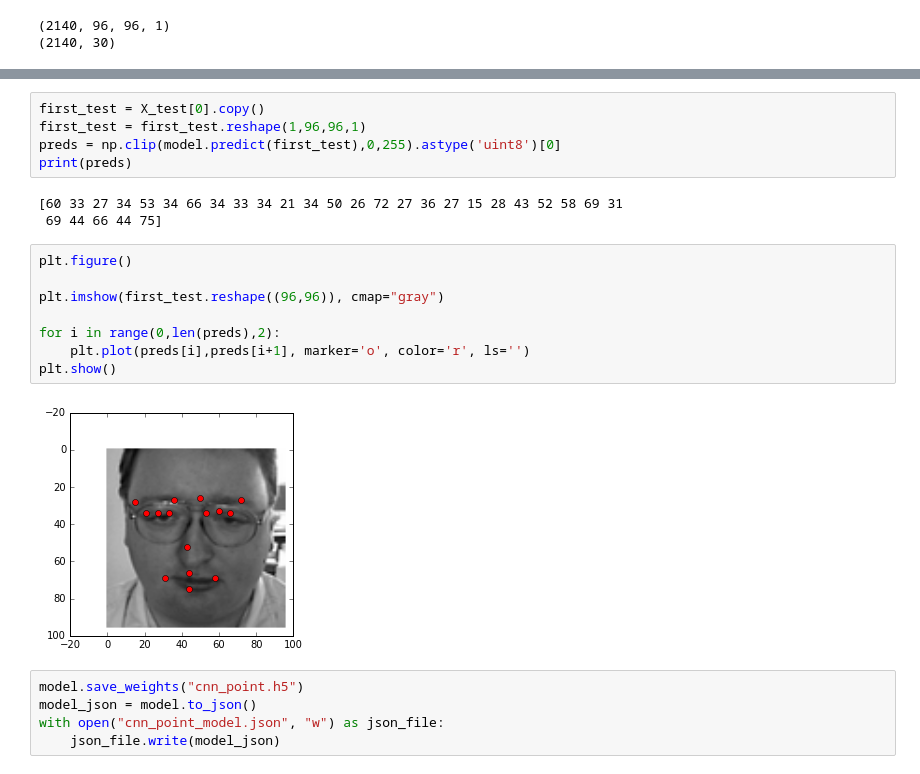
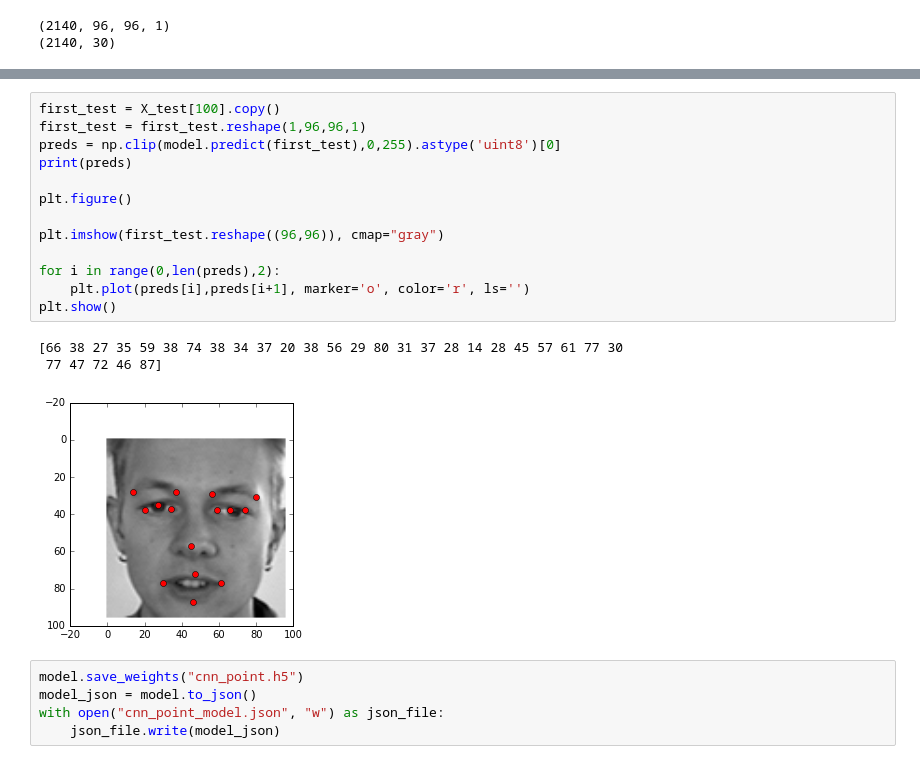
Before and after one commit to jauffretp/CNN_project, a Jupyter notebook: src/Training the network.ipynb, the cells around one changed output, grey strips where cells are left out. Saved outputs shown, nothing was run; the diff lists cells and outputs as text.

```diff
--- a/src/Training the network.ipynb
+++ b/src/Training the network.ipynb
@@ -73,21 +98,20 @@ Test accuracy: 21.2946525407
 # %%
-first_test = X_test[0].copy()
+first_test = X_test[100].copy()
 first_test = first_test.reshape(1,96,96,1)
 preds = np.clip(model.predict(first_test),0,255).astype('uint8')[0]
 print(preds)
+
+plt.figure()
+
+plt.imshow(first_test.reshape((96,96)), cmap="gray")
+
+for i in range(0,len(preds),2):
+    plt.plot(preds[i],preds[i+1], marker='o', color='r', ls='')
+plt.show()
 # %% [output]
-[60 33 27 34 53 34 66 34 33 34 21 34 50 26 72 27 36 27 15 28 43 52 58 69 31
- 69 44 66 44 75]
+[66 38 27 35 59 38 74 38 34 37 20 38 56 29 80 31 37 28 14 28 45 57 61 77 30
+ 77 47 72 46 87]
+[figure, added]
-# %%
-plt.figure()
-
-plt.imshow(first_test.reshape((96,96)), cmap="gray")
-
-for i in range(0,len(preds),2):
-    plt.plot(preds[i],preds[i+1], marker='o', color='r', ls='')
-plt.show()
-# %% [output]
-[figure, removed]
 # %%
 model.save_weights("cnn_point.h5")
 model_json = model.to_json()
```
Also changed, not shown: parts of 5 cells of this notebook, 2 other files.
